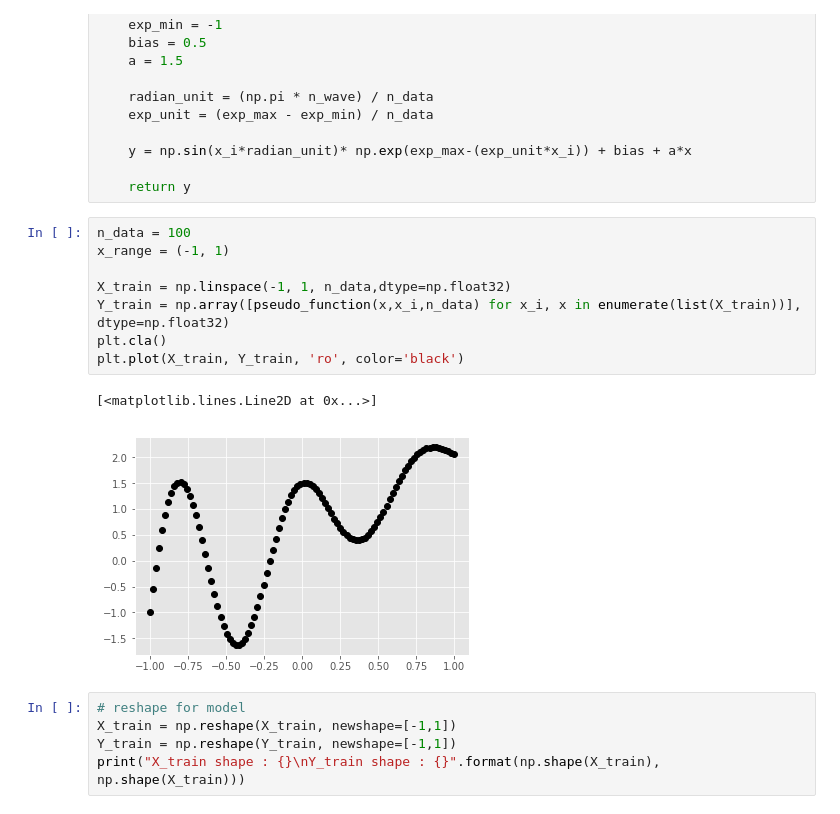
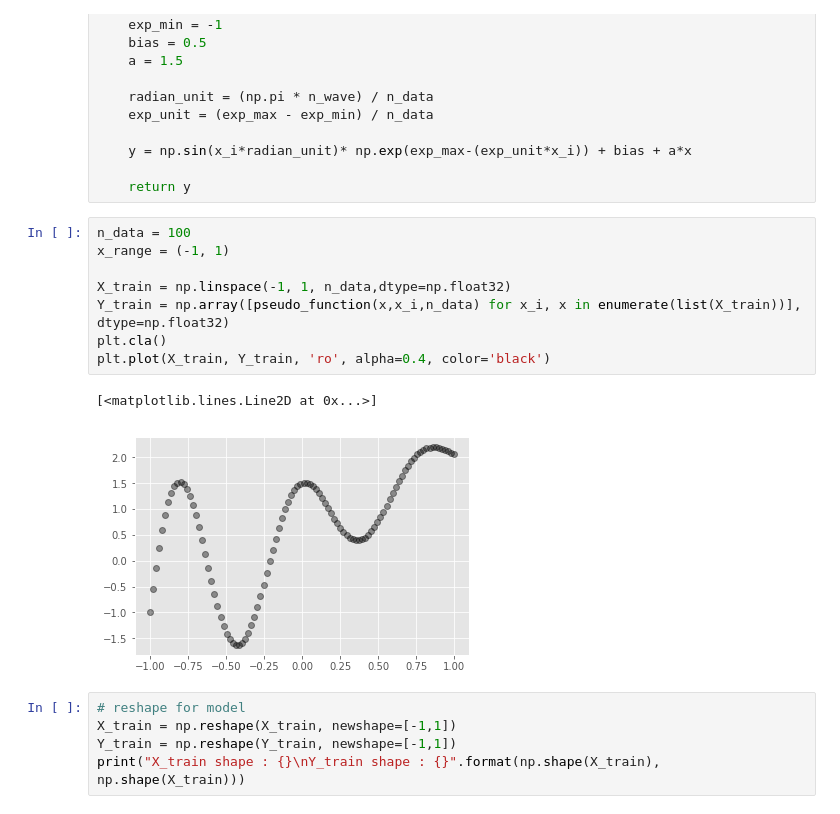
Before and after one commit to goddoe/ml-lecture, a Jupyter notebook: notebook/2_linear_regression.ipynb, the cells around one changed output. Drawn from its saved outputs; the diff is of its cells as text.

```diff
--- a/notebook/2_linear_regression.ipynb
+++ b/notebook/2_linear_regression.ipynb
@@ -33,14 +33,14 @@ def pseudo_function(x, x_i, n_data):
 # %%
 n_data = 100
 x_range = (-1, 1)
 
 X_train = np.linspace(-1, 1, n_data,dtype=np.float32)
 Y_train = np.array([pseudo_function(x,x_i,n_data) for x_i, x in enumerate(list(X_train))], dtype=np.float32)
 plt.cla()
-plt.plot(X_train, Y_train, 'ro', color='black')
+plt.plot(X_train, Y_train, 'ro', alpha=0.4, color='black')
 # %% [output]
 [<matplotlib.lines.Line2D at 0x...>]
-[figure, old version]
+[figure, new version]
 # %%
 # reshape for model
 X_train = np.reshape(X_train, newshape=[-1,1])
```
Also changed, not shown: parts of 1 cell of this notebook, 4 other files.
